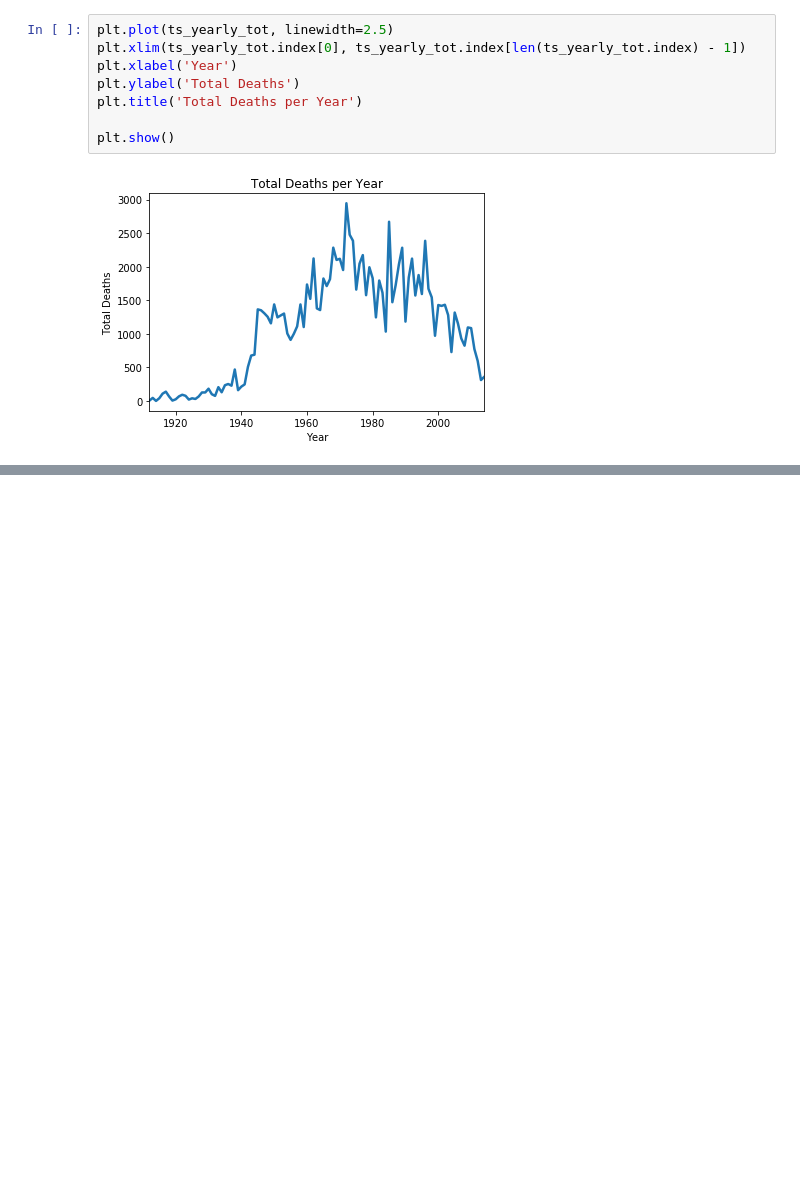
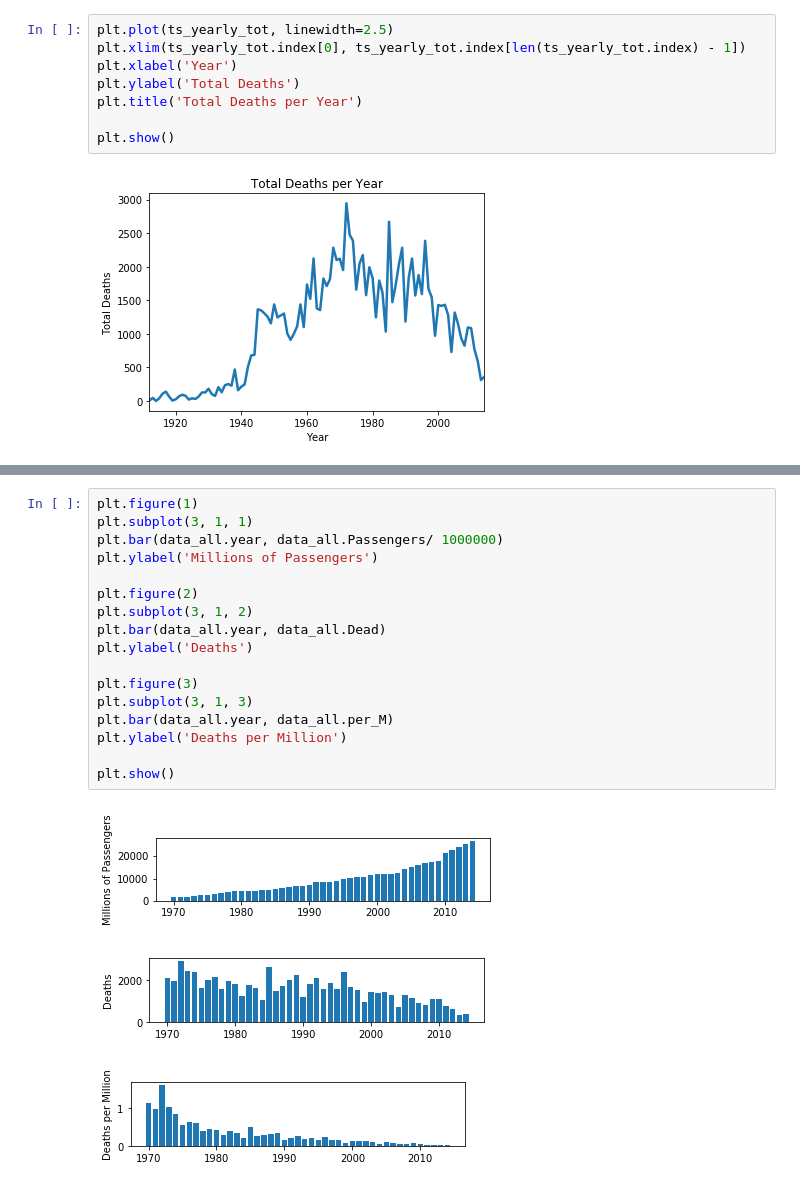
Before and after one commit to franko003/K2_Data_Science, a Jupyter notebook: Introductory_Concepts/scipy-notebooks/2_assignments/Matplotlib-Exercise.ipynb, the cells around one changed output, grey strips where cells are left out. Saved outputs shown, nothing was run; the diff lists cells and outputs as text; blank space fills up the shorter version.

```diff
--- a/Introductory_Concepts/scipy-notebooks/2_assignments/Matplotlib-Exercise.ipynb
+++ b/Introductory_Concepts/scipy-notebooks/2_assignments/Matplotlib-Exercise.ipynb
@@ -239,0 +297,21 @@ Index(['Last Updated Date', '2018-02-22', 'Unnamed: 2'], dtype='object')
+# %%
+plt.figure(1)
+plt.subplot(3, 1, 1)
+plt.bar(data_all.year, data_all.Passengers/ 1000000)
+plt.ylabel('Millions of Passengers')
+
+plt.figure(2)
+plt.subplot(3, 1, 2)
+plt.bar(data_all.year, data_all.Dead)
+plt.ylabel('Deaths')
+
+plt.figure(3)
+plt.subplot(3, 1, 3)
+plt.bar(data_all.year, data_all.per_M)
+plt.ylabel('Deaths per Million')
+
+plt.show()
+# %% [output]
+[figure, added]
+[figure, added]
+[figure, added]
```
Also changed, not shown: parts of 6 cells of this notebook, 2 other files.
